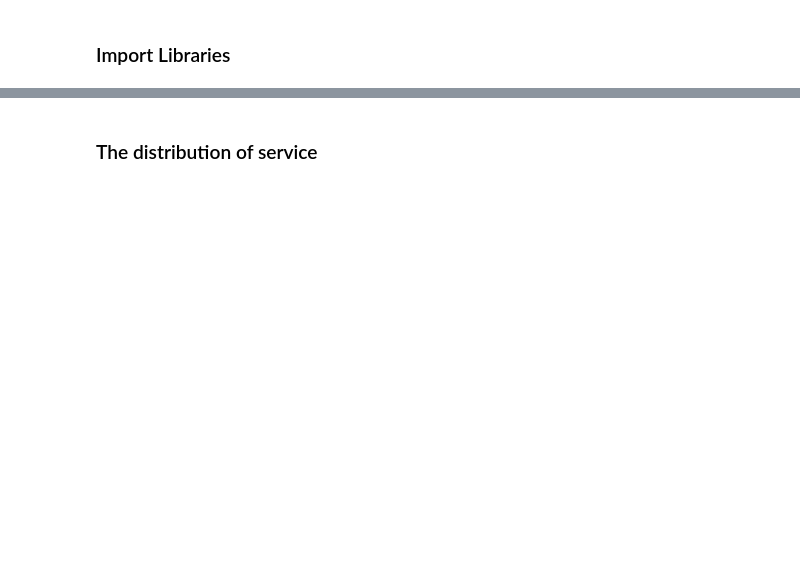
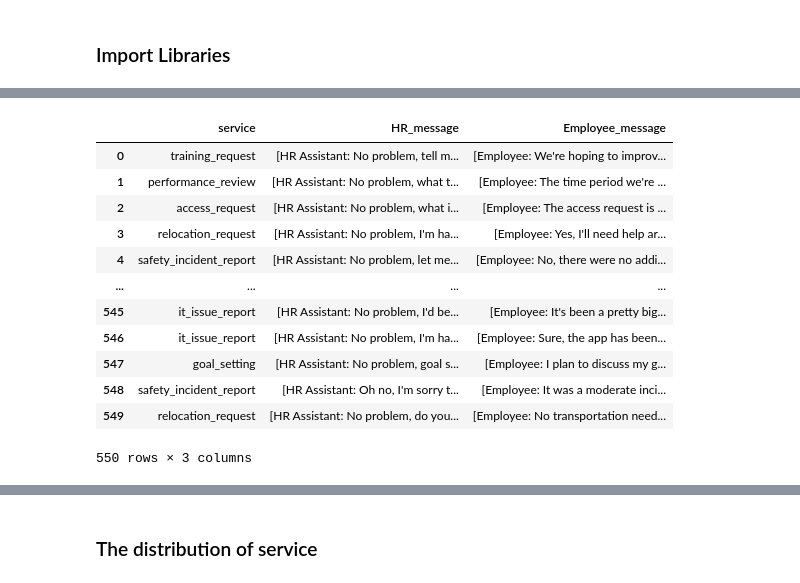
Before and after one commit to JinMaru01/Employee_onboarding_chatbot, a Jupyter notebook: notebook/data_preprocessing.ipynb, the cells around one changed output, grey strips where cells are left out. Drawn from its saved outputs; the diff is of its cells as text; code cells hidden in the pictures; blank space fills up the shorter version.

Commit message:
create new column which are HR and Employee message, extract entities from all intent and plot

```diff
--- a/notebook/data_preprocessing.ipynb
+++ b/notebook/data_preprocessing.ipynb
@@ -6,7 +6,7 @@ import plotly.express as px
 from data_cleaning import *
 # %%
 # Read raw dataset using pandas
-df = pd.read_csv("../dataset/raw_HR_Multi_WOZ.csv")
+df = pd.read_csv("../data/raw_HR_Multi_WOZ.csv")
 # %%
 # Show sample of dataset
 df.head()
@@ -35,3 +35,24 @@ df.head()
 df['speaker'] = df['speaker'].apply(convert_string_to_list_or_dict_dataframe_column)
 df['utterance'] = df['utterance'].apply(convert_string_to_list_or_dict_dataframe_column)
 df['state'] = df['state'].apply(convert_string_to_list_or_dict_dataframe_column)
+# %%
+# Extract HR and Employee messages
+df["HR_message"] = df["utterance"].apply(lambda x: [msg for i, msg in enumerate(x) if i % 2 == 0])
+df["Employee_message"] = df["utterance"].apply(lambda x: [msg for i, msg in enumerate(x) if i % 2 == 1])
+
+# Display result
+df[["service", "HR_message", "Employee_message"]]
+# %% [output]
+|  | service | HR_message | Employee_message |
+| 0 | training_request | [HR Assistant: No problem, tell m... | [Employee: We're hoping to improv... |
+| 1 | performance_review | [HR Assistant: No problem, what t... | [Employee: The time period we're ... |
+| 2 | access_request | [HR Assistant: No problem, what i... | [Employee: The access request is ... |
+| 3 | relocation_request | [HR Assistant: No problem, I'm ha... | [Employee: Yes, I'll need help ar... |
+| 4 | safety_incident_report | [HR Assistant: No problem, let me... | [Employee: No, there were no addi... |
+| ... | ... | ... | ... |
+| 545 | it_issue_report | [HR Assistant: No problem, I'd be... | [Employee: It's been a pretty big... |
+| 546 | it_issue_report | [HR Assistant: No problem, I'm ha... | [Employee: Sure, the app has been... |
+| 547 | goal_setting | [HR Assistant: No problem, goal s... | [Employee: I plan to discuss my g... |
+| 548 | safety_incident_report | [HR Assistant: Oh no, I'm sorry t... | [Employee: It was a moderate inci... |
+| 549 | relocation_request | [HR Assistant: No problem, do you... | [Employee: No transportation need... |
+550 rows × 3 columns
```
Also changed, not shown: parts of 8 cells of this notebook, 1 other file.
